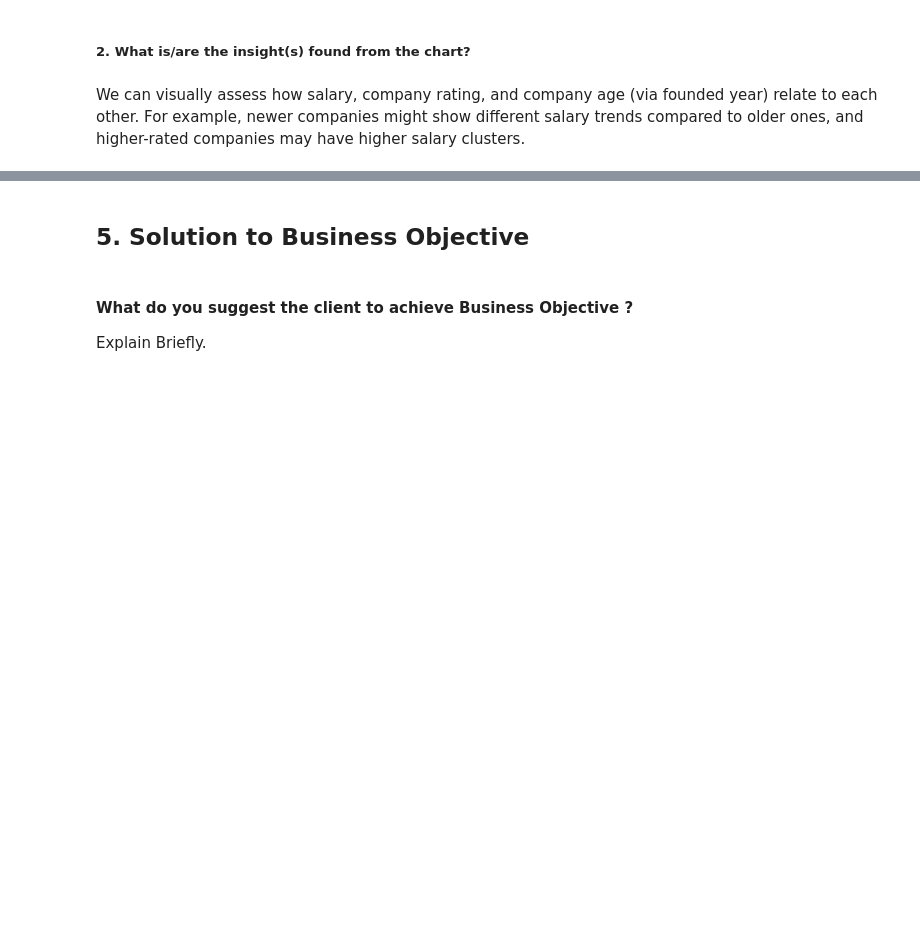
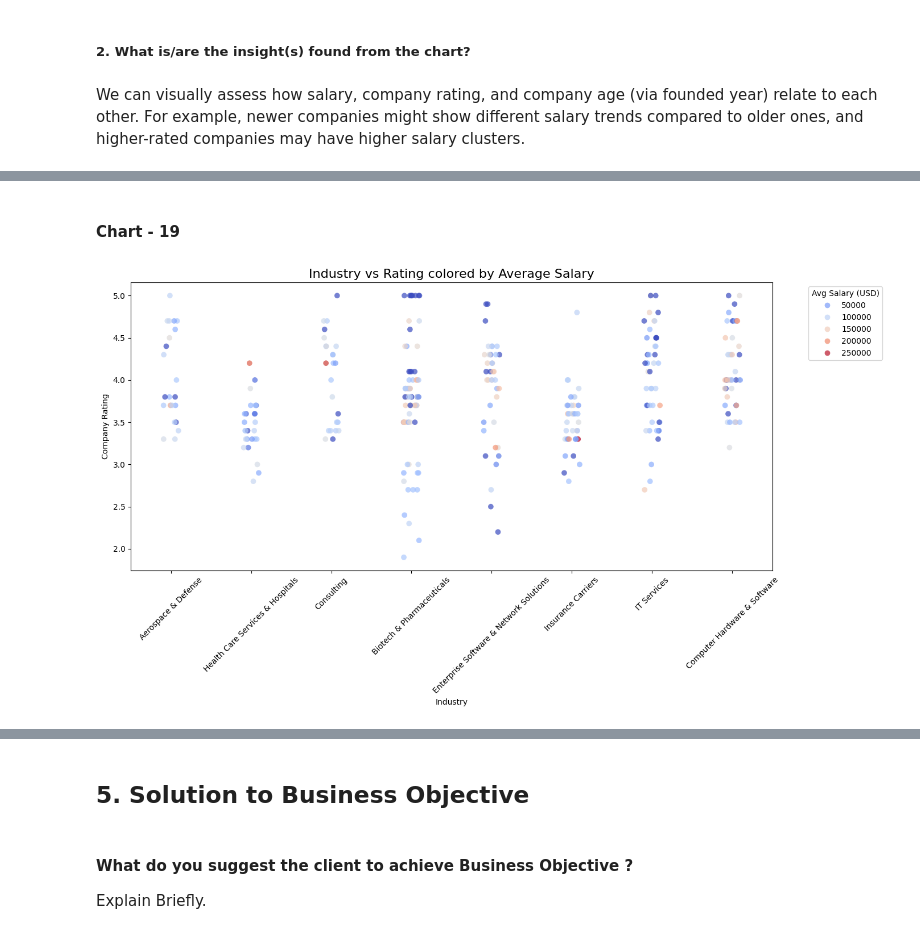
Before and after one commit to ManojMaster7/Glassdoor_Project, a Jupyter notebook: Glassdoor_project.ipynb, the cells around one changed output, grey strips where cells are left out. Saved outputs shown, nothing was run; the diff lists cells and outputs as text; code cells hidden in the pictures; blank space fills up the shorter version.

```diff
--- a/Glassdoor_project.ipynb
+++ b/Glassdoor_project.ipynb
@@ -1290,0 +1449,48 @@ We can visually assess how salary, company rating, and company age (via founded
+# %% [markdown]
+#### Chart - 19
+# %%
+# Chart 19 visualization code
+# Multivariate Strip Plot — Industry vs Rating vs Salary
+
+# Copy and clean necessary data
+df = data_cleaned.copy()
+
+# Function to extract average salary
+def extract_avg_salary(salary_str):
+    if isinstance(salary_str, str):
+        salary_str = salary_str.replace('$', '').replace('K', '').replace('Per Hour', '').replace('Employer Provided Salary:', '').strip()
+        match = re.findall(r'(\d+)[ -]*(\d+)?', salary_str)
+        if match:
+            low = int(match[0][0])
+            high = int(match[0][1]) if match[0][1] else low
+            return (low + high) / 2 * 1000
+    return np.nan
+
+df['Avg_Salary'] = df['Salary Estimate'].apply(extract_avg_salary)
+df.dropna(subset=['Avg_Salary', 'Rating', 'Industry'], inplace=True)
+
+# Optional: select top industries for cleaner plot
+top_industries = df['Industry'].value_counts().nlargest(8).index
+df_top = df[df['Industry'].isin(top_industries)]
+
+# Plot
+plt.figure(figsize=(14, 8))
+sns.stripplot(
+    data=df_top,
+    x='Industry',
+    y='Rating',
+    hue='Avg_Salary',
+    palette='coolwarm',
+    size=7,
+    alpha=0.7,
+    jitter=True
+)
+plt.title('Industry vs Rating colored by Average Salary', fontsize=16)
+plt.xticks(rotation=45)
+plt.xlabel('Industry')
+plt.ylabel('Company Rating')
+plt.legend(title='Avg Salary (USD)', bbox_to_anchor=(1.05, 1), loc='upper left')
+plt.tight_layout()
+plt.show()
+# %% [output]
+[figure, added]
```
Also changed, not shown: parts of 30 cells of this notebook.
